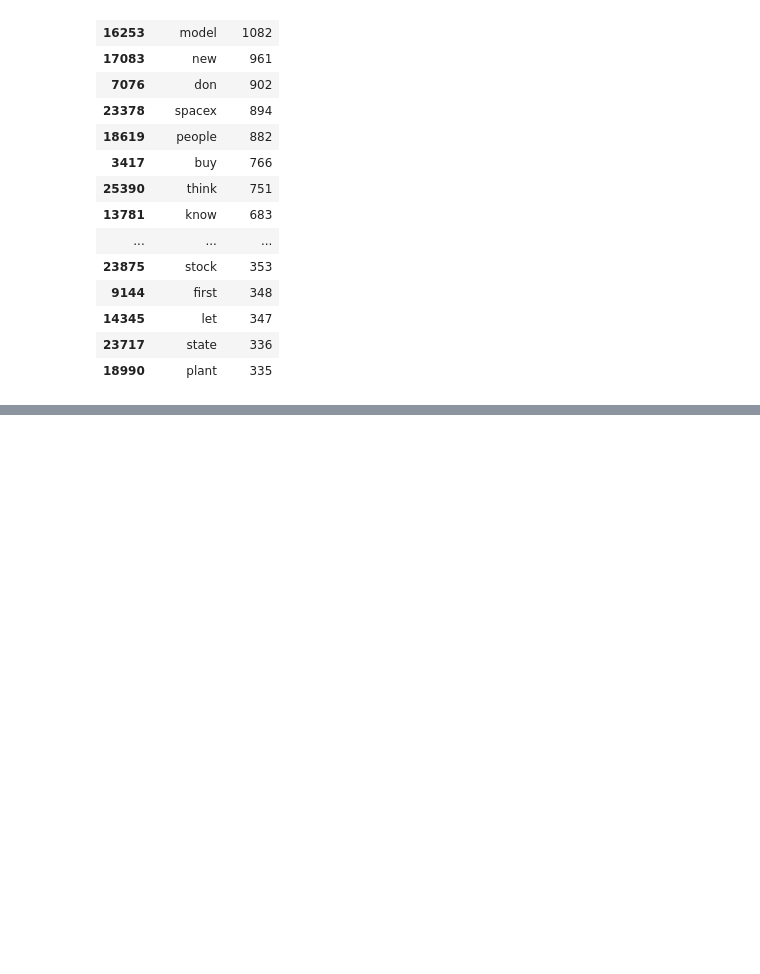
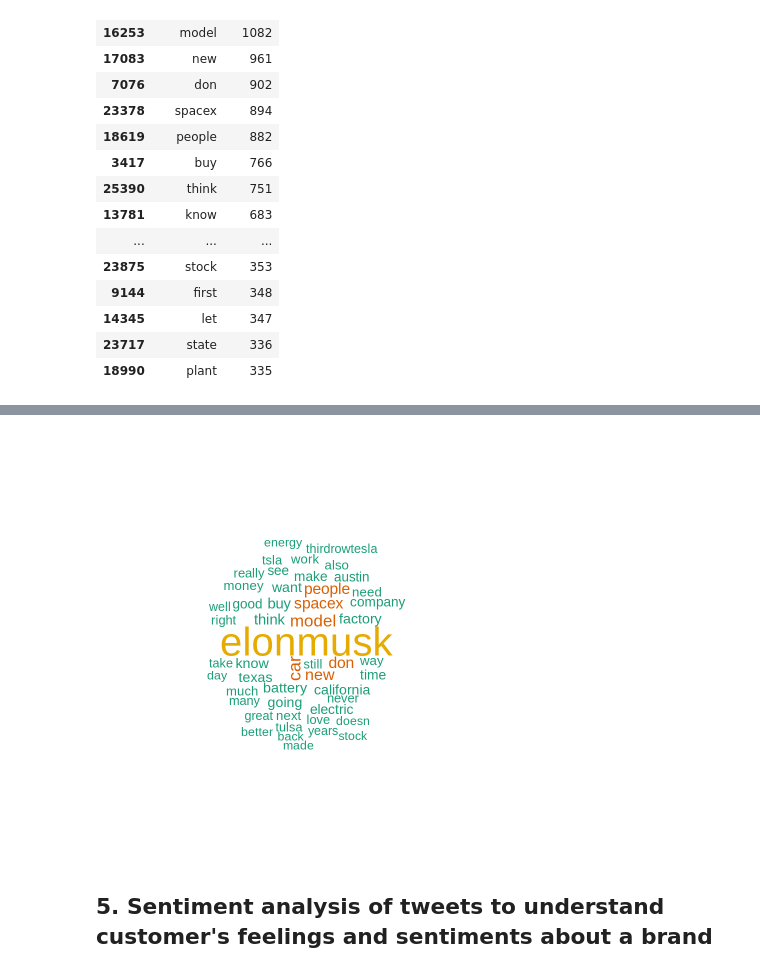
Before and after one commit to datacamp/Brand-Analysis-using-Social-Media-Data-in-R-Live-Training, a Jupyter notebook: notebooks/brand_analysis_solution.ipynb, the cells around one changed output, grey strips where cells are left out. Saved outputs shown, nothing was run; the diff lists cells and outputs as text; code cells hidden in the pictures; blank space fills up the shorter version.

```diff
--- a/notebooks/brand_analysis_solution.ipynb
+++ b/notebooks/brand_analysis_solution.ipynb
@@ -601,0 +694,9 @@ A freq_terms: 60 × 2
+# %%
+# Create word cloud with 6 colors and max 50 words
+wordcloud(corp_refined, max.words = 50,
+          colors = brewer.pal(6, "Dark2"),
+          scale=c(4,1), random.order = FALSE)
+# %% [output]
+[figure, added]
+# %% [markdown]
+## 5.	Sentiment analysis of tweets to understand customer's feelings and sentiments about a brand
```
Also changed, not shown: parts of 28 cells of this notebook.
